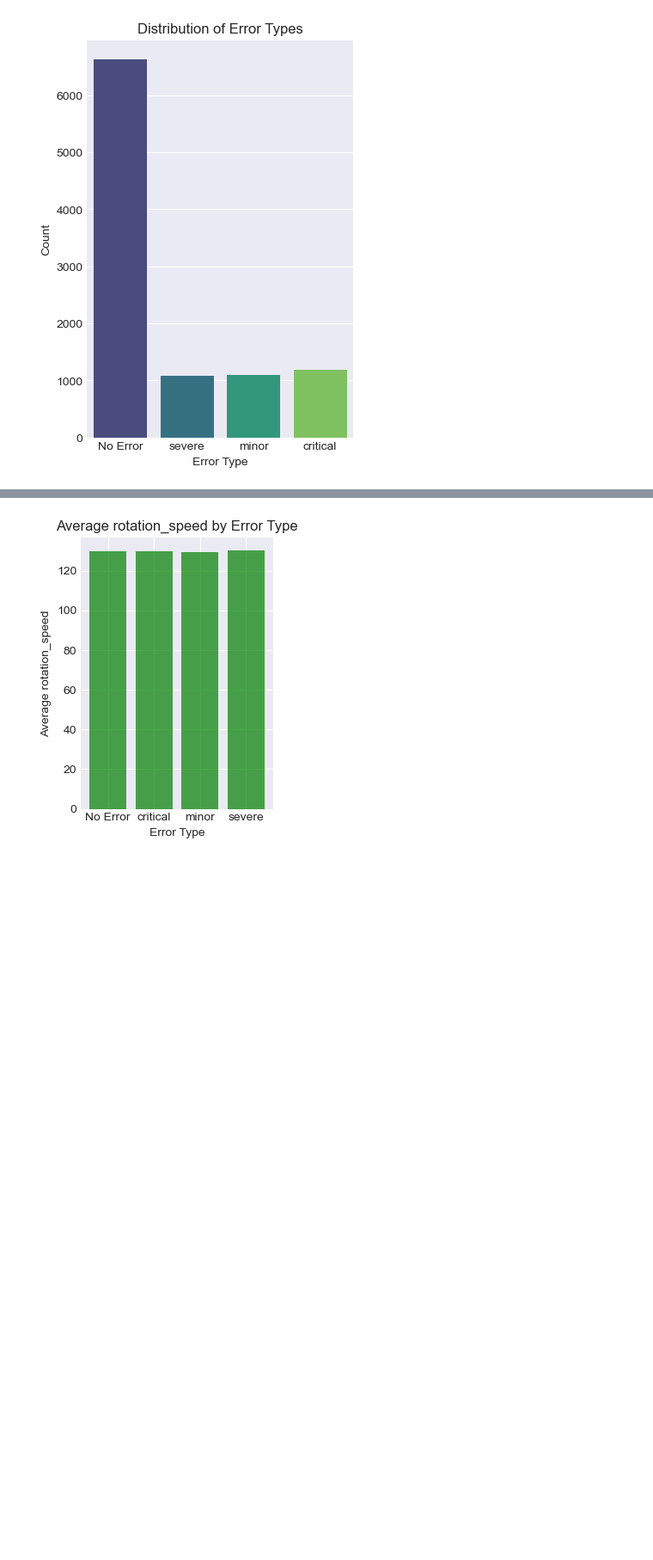
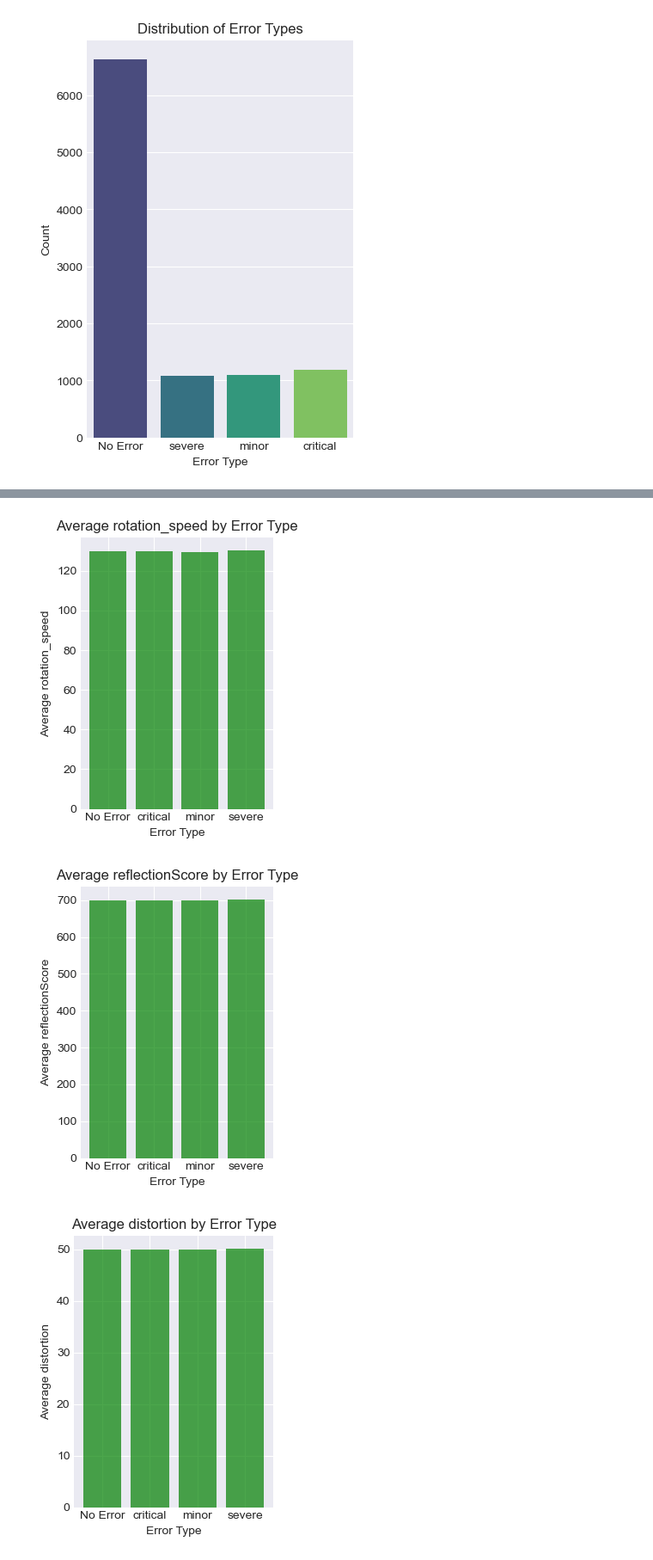
Before and after one commit to Parth-0804/ML_Presentation_Workspace, a Jupyter notebook: ML - SmartBuild Dataset/EDA_Machine_Production.ipynb, the cells around one changed output, grey strips where cells are left out. Shown at 86% size. Saved outputs shown, nothing was run; the diff lists cells and outputs as text; code cells hidden in the pictures; blank space fills up the shorter version.

```diff
--- a/ML - SmartBuild Dataset/EDA_Machine_Production.ipynb
+++ b/ML - SmartBuild Dataset/EDA_Machine_Production.ipynb
@@ -110,30 +117,32 @@ Passing `palette` without assigning `hue` is deprecated and will be removed in v
   sns.countplot(data=errors_df, x='error_type', palette='viridis')
 [figure]
 # %%
-numeric_cols = ['width', 'height', 'pressure', 'karma', 'modulation', 'roughness', 'Quality', 'gear', 'rotation_speed']
+numeric_cols = ['width', 'height', 'pressure', 'karma', 'modulation', 'roughness', 'Quality', 'gear', 'rotation_speed','reflectionScore', 'distortion','nicesness','smartness']
 
 # Convert columns to numeric (ignore errors)
 for col in numeric_cols:
     merged_df[col] = pd.to_numeric(merged_df[col], errors='coerce')
 
 
 # Plot means by error type (including No Error)
 for col in numeric_cols:
     plt.figure(figsize=(3, 4))
     means = merged_df.groupby('error_type')[col].mean().reset_index()
     plt.bar(means['error_type'], means[col], color='green', alpha=0.7)
     plt.title(f'Average {col} by Error Type')
     plt.xlabel('Error Type')
     plt.ylabel(f'Average {col}')
     plt.tight_layout()
     plt.show()
 # %% [output]
 [figure]
 [figure]
 [figure]
 [figure]
 [figure]
 [figure]
 [figure]
 [figure]
 [figure]
+[figure, added]
+[figure, added]
```
Also changed, not shown: parts of 2 cells of this notebook.
